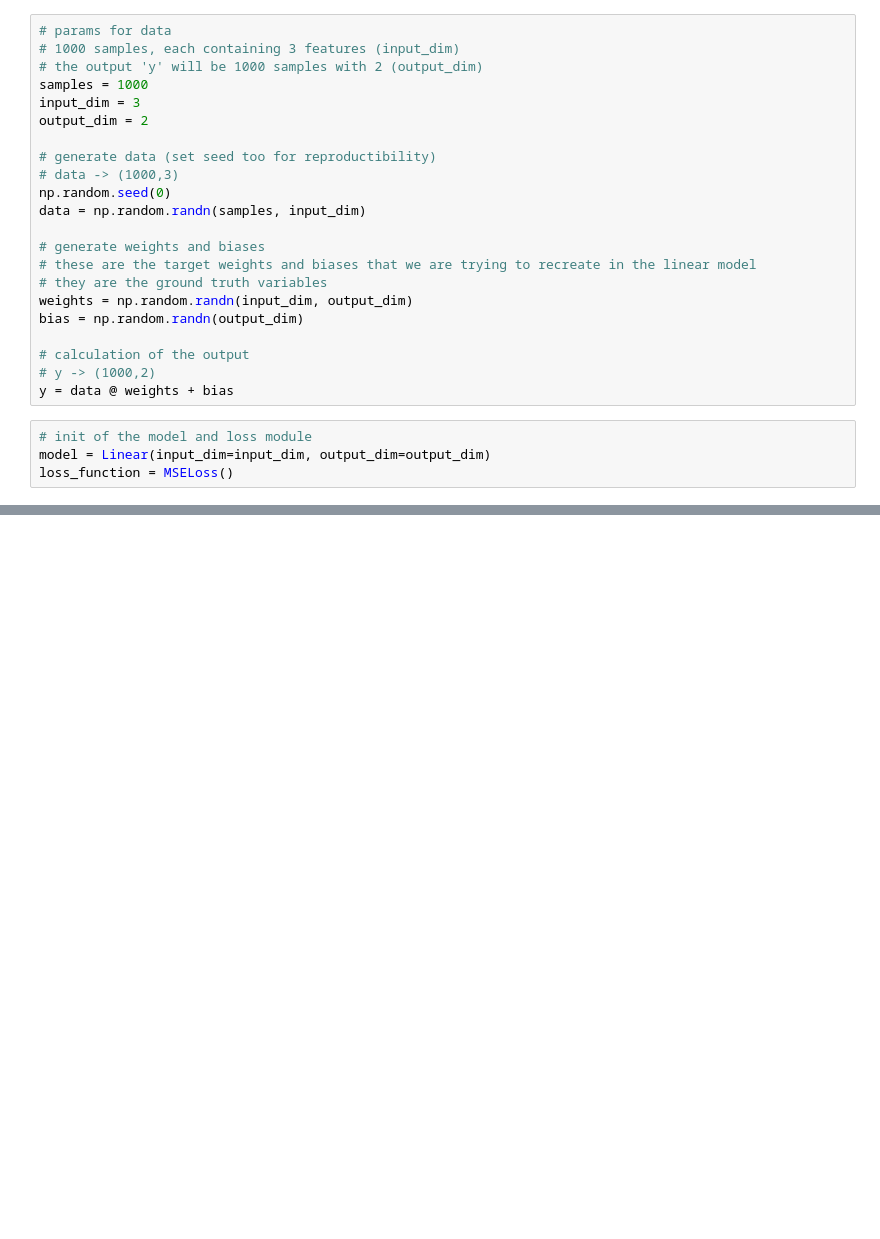
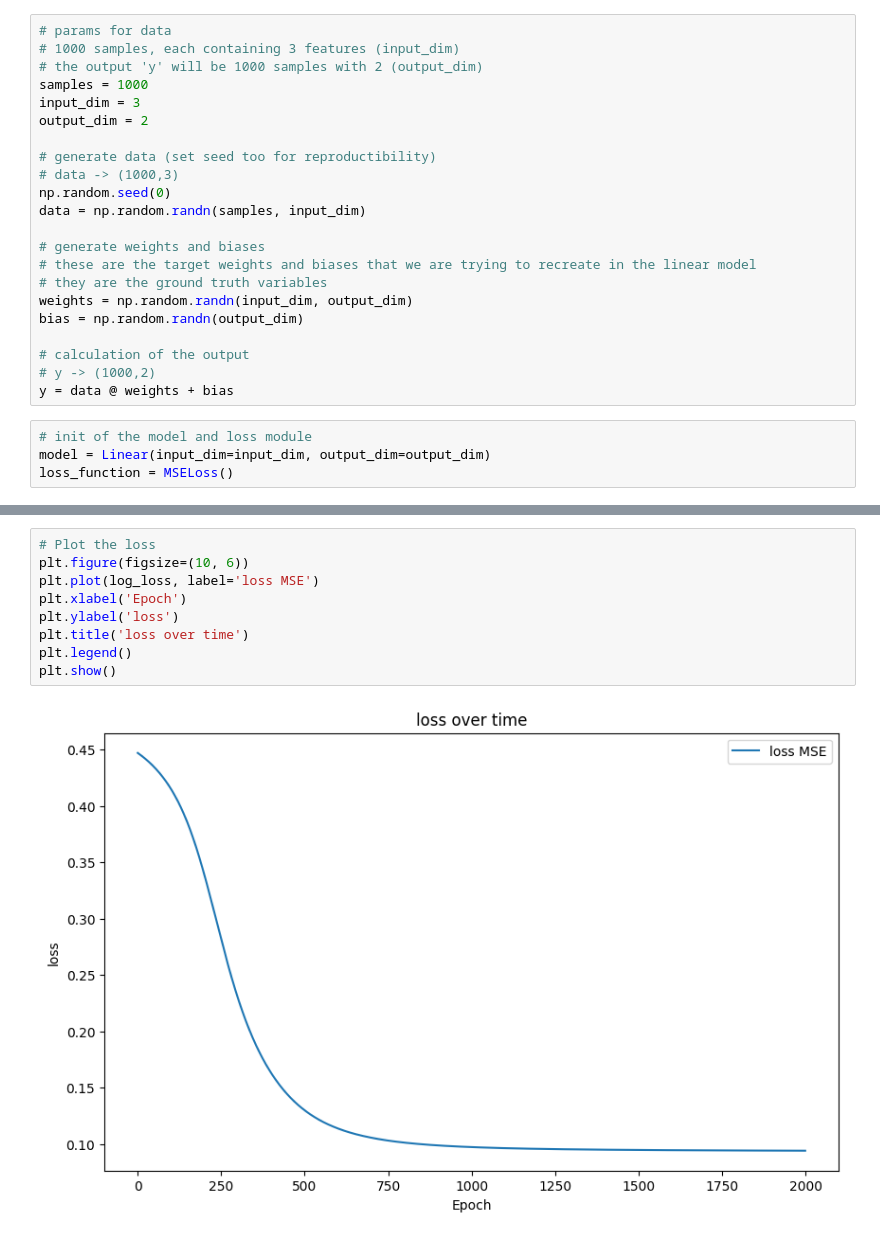
Before and after one commit to Titouaaaan/DIY-Neural-Network, a Jupyter notebook: scripts/random_data.ipynb, the cells around one changed output, grey strips where cells are left out. Cells and saved outputs as stored; diff of their text form; blank space fills up the shorter version.

```diff
--- a/scripts/random_data.ipynb
+++ b/scripts/random_data.ipynb
@@ -90,0 +294,11 @@ Epoch 280: loss=0.4128327828554552
+# %%
+# Plot the loss
+plt.figure(figsize=(10, 6))
+plt.plot(log_loss, label='loss MSE')
+plt.xlabel('Epoch')
+plt.ylabel('loss')
+plt.title('loss over time')
+plt.legend()
+plt.show()
+# %% [output]
+[figure, added]
```
Also changed, not shown: parts of 7 cells of this notebook.
